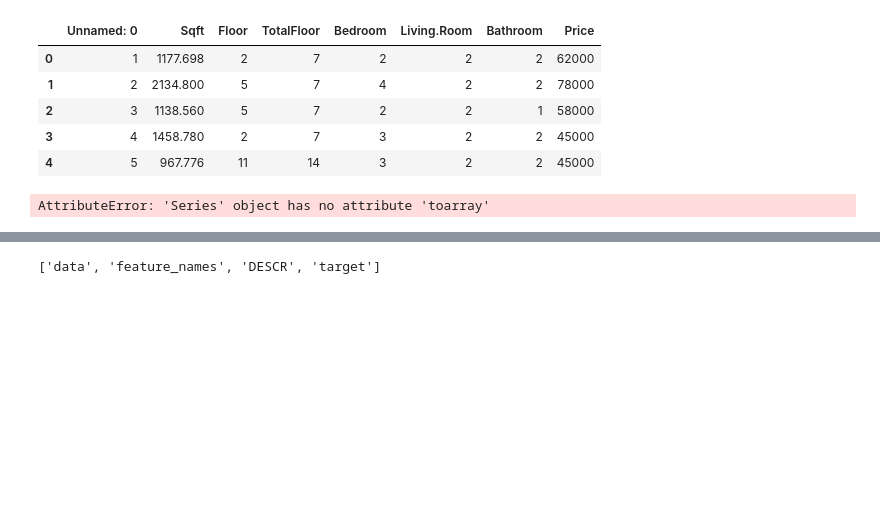
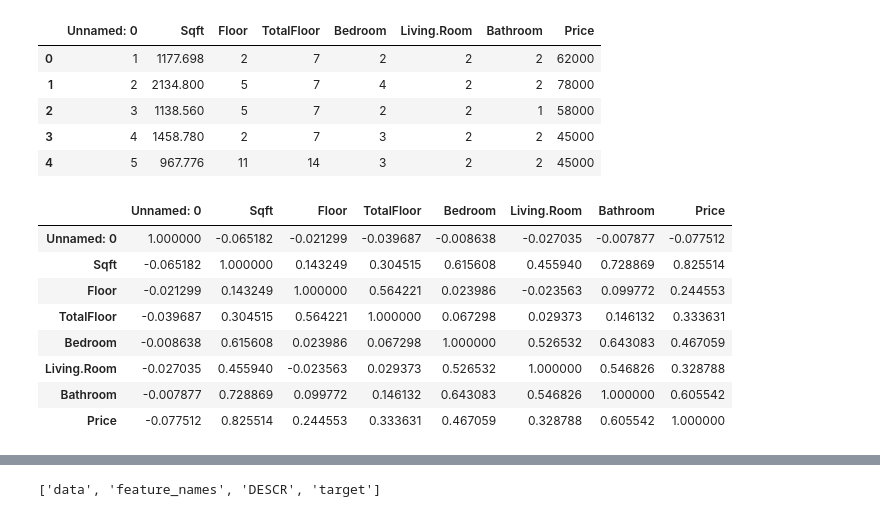
Before and after one commit to ywchiu/pyfintech, a Jupyter notebook: 20160805Demo.ipynb, the cells around one changed output, grey strips where cells are left out. Drawn from its saved outputs; the diff is of its cells as text; code cells hidden in the pictures; blank space fills up the shorter version.

```diff
--- a/20160805Demo.ipynb
+++ b/20160805Demo.ipynb
@@ -49,6 +54,14 @@ df.head()
 | 3 | 4 | 1458.780 | 2 | 7 | 3 | 2 | 2 | 45000 |
 | 4 | 5 | 967.776 | 11 | 14 | 3 | 2 | 2 | 45000 |
 # %%
-df.
+df.corr()
 # %% [output]
-AttributeError: 'Series' object has no attribute 'toarray'
+|  | Unnamed: 0 | Sqft | Floor | TotalFloor | Bedroom | Living.Room | Bathroom | Price |
+| Unnamed: 0 | 1.000000 | -0.065182 | -0.021299 | -0.039687 | -0.008638 | -0.027035 | -0.007877 | -0.077512 |
+| Sqft | -0.065182 | 1.000000 | 0.143249 | 0.304515 | 0.615608 | 0.455940 | 0.728869 | 0.825514 |
+| Floor | -0.021299 | 0.143249 | 1.000000 | 0.564221 | 0.023986 | -0.023563 | 0.099772 | 0.244553 |
+| TotalFloor | -0.039687 | 0.304515 | 0.564221 | 1.000000 | 0.067298 | 0.029373 | 0.146132 | 0.333631 |
+| Bedroom | -0.008638 | 0.615608 | 0.023986 | 0.067298 | 1.000000 | 0.526532 | 0.643083 | 0.467059 |
+| Living.Room | -0.027035 | 0.455940 | -0.023563 | 0.029373 | 0.526532 | 1.000000 | 0.546826 | 0.328788 |
+| Bathroom | -0.007877 | 0.728869 | 0.099772 | 0.146132 | 0.643083 | 0.546826 | 1.000000 | 0.605542 |
+| Price | -0.077512 | 0.825514 | 0.244553 | 0.333631 | 0.467059 | 0.328788 | 0.605542 | 1.000000 |
```
Also changed, not shown: parts of 25 cells of this notebook.
